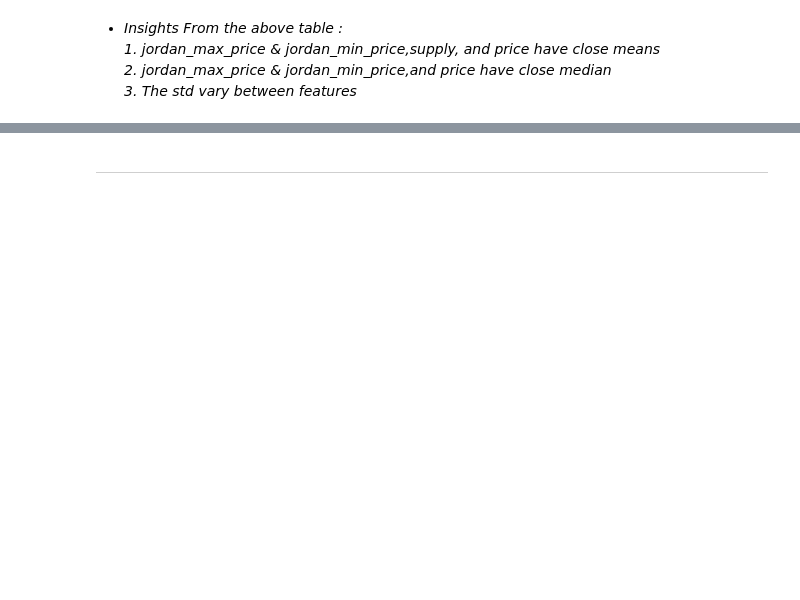
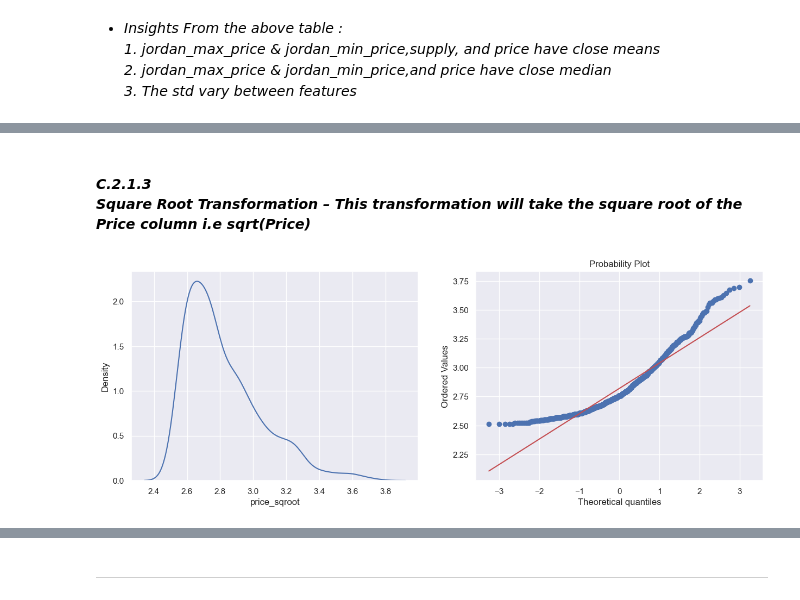
Before and after one commit to omars1234/Siteck, a Jupyter notebook: Pyhton_Projects/Pepper _Price_Analysis/notebooks/Data_Preperation_and_expoloration.ipynb, the cells around one changed output, grey strips where cells are left out. Saved outputs shown, nothing was run; the diff lists cells and outputs as text; code cells hidden in the pictures; blank space fills up the shorter version.

```diff
--- a/Pyhton_Projects/Pepper _Price_Analysis/notebooks/Data_Preperation_and_expoloration.ipynb
+++ b/Pyhton_Projects/Pepper _Price_Analysis/notebooks/Data_Preperation_and_expoloration.ipynb
@@ -213,0 +267,7 @@ pd.DataFrame(df.describe().T)
+# %% [markdown]
+#### *C.2.1.3<BR>* *Square Root Transformation – This transformation will take the square root of the Price column i.e sqrt(Price)*
+# %%
+df_stat['price_sqroot']=np.sqrt(df_stat.price)
+normality(df_stat,'price_sqroot')
+# %% [output]
+[figure, added]
```
Also changed, not shown: parts of 52 cells of this notebook.
